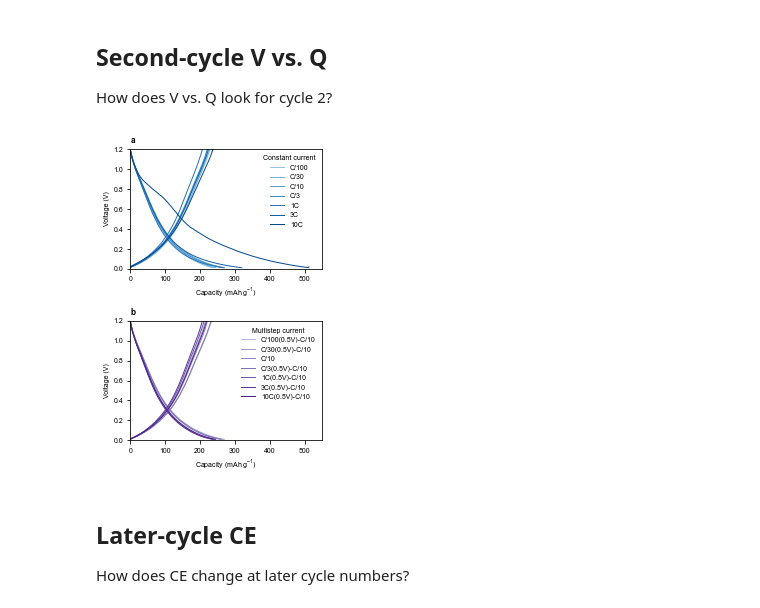
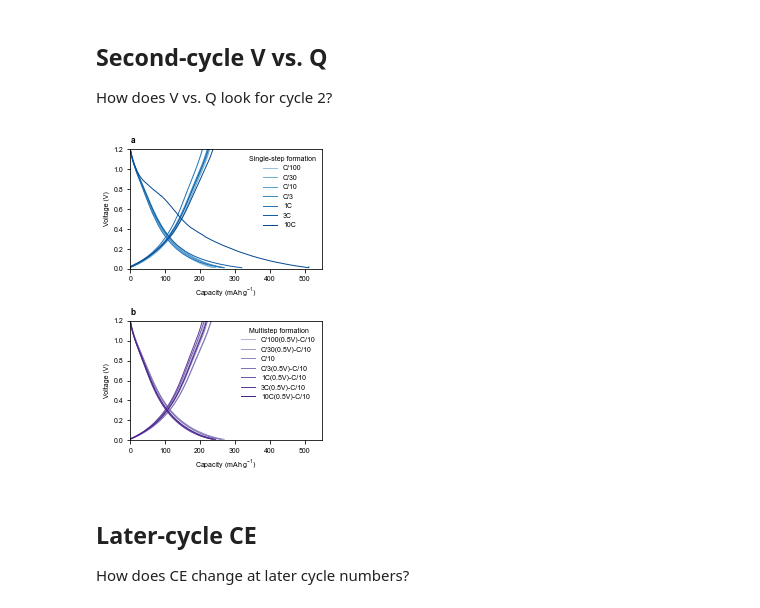
Before and after one commit to petermattia/first-cycle-SEI-on-carbon-black, a Jupyter notebook: c rate/c_rate.ipynb, the cells around one changed output. Saved outputs shown, nothing was run; the diff lists cells and outputs as text; code cells hidden in the pictures.

```diff
--- a/c rate/c_rate.ipynb
+++ b/c rate/c_rate.ipynb
@@ -650,36 +650,36 @@ fig, ax = plt.subplots(figsize=(fig_width, fig_height*2), nrows=2, ncols=1)
 
 ax[0].set_title('a', loc='left', weight='bold')
 ax[1].set_title('b', loc='left', weight='bold')
 
 ax[0].set_xlabel('Capacity (mAh g$^{-1}$)')
 ax[1].set_xlabel('Capacity (mAh g$^{-1}$)')
 ax[0].set_ylabel('Voltage (V)')
 ax[1].set_ylabel('Voltage (V)')
 
 ax[0].set_xlim([0, 550])
 ax[0].set_ylim([0, 1.2])
 ax[1].set_xlim([0, 550])
 ax[1].set_ylim([0, 1.2])
 
 for k, (key, value) in enumerate(all_data_constcurr.items()):
     ax[0].plot(value['Second lith data'][2:, 2], value['Second lith data'][2:, 1],
             color=colors_constcurr[k], label=value['C rate string'])
     ax[0].plot(value['Second delith data'][:, 2], value['Second delith data'][:, 1],
             color=colors_constcurr[k])
 
 for k, (key, value) in enumerate(all_data_multistep.items()):
     ax[1].plot(value['Second lith data'][2:, 2], value['Second lith data'][2:, 1],
             color=colors_multistep[k], label=value['C rate string'])
     ax[1].plot(value['Second delith data'][:, 2], value['Second delith data'][:, 1],
             color=colors_multistep[k])
 
-ax[0].legend(loc='upper right', title='Constant current')
-ax[1].legend(loc='upper right', title='Multistep current')
+ax[0].legend(loc='upper right', title='Single-step formation')
+ax[1].legend(loc='upper right', title='Multistep formation')
 
 plt.tight_layout()
 plt.savefig(figpath / 'C_rate_cyc2.eps', bbox_inches='tight', format='eps')
 # %% [output]
-[figure, old version]
+[figure, new version]
 # %% [markdown]
 ## Later-cycle CE
 
```
Also changed, not shown: parts of 2 cells of this notebook, 7 other files.
